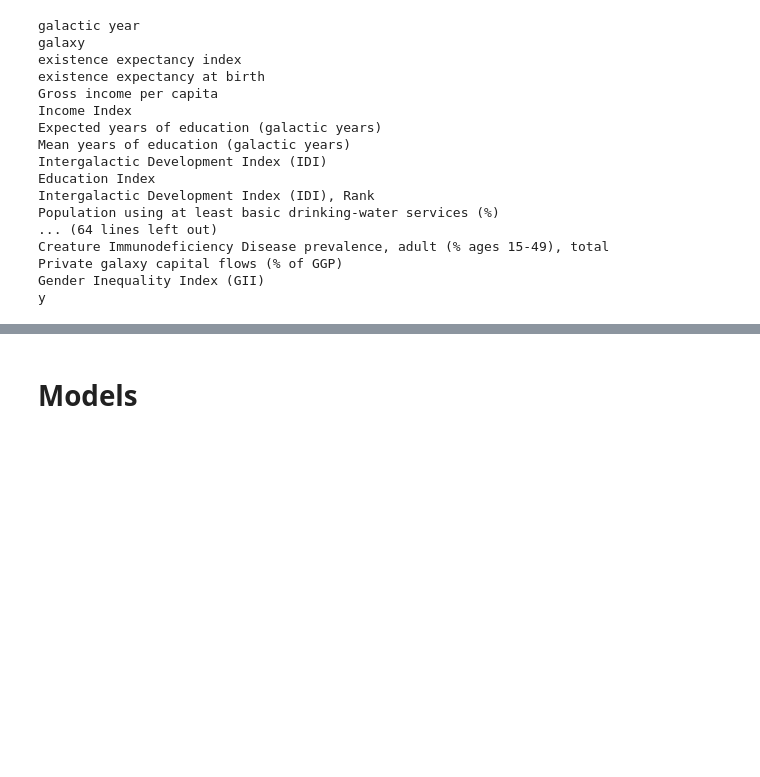
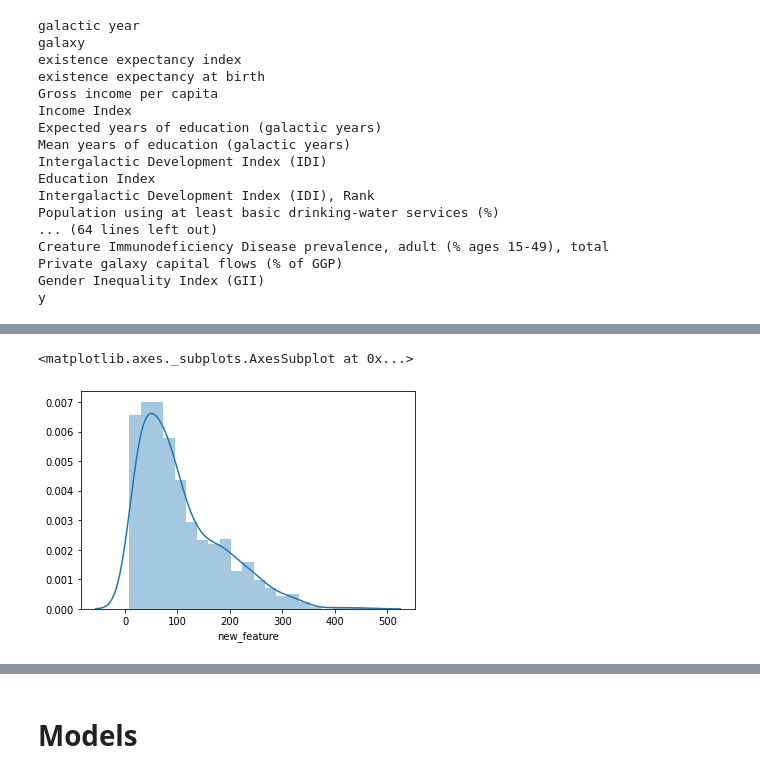
Before and after one commit to daniiomir/prohack_mckinsey_2020, a Jupyter notebook: prohack_solution.ipynb, the cells around one changed output, grey strips where cells are left out. Drawn from its saved outputs; the diff is of its cells as text; code cells hidden in the pictures; blank space fills up the shorter version.

```diff
--- a/prohack_solution.ipynb
+++ b/prohack_solution.ipynb
@@ -276,0 +299,31 @@ full_test['galaxy'] = test['galaxy']
+# %%
+check = pd.DataFrame({
+    "new_feature":0,
+    "ii": train['Income Index'],
+    "pu":train['Population, urban (%)'],
+    "gdi":train['Gender Development Index (GDI)'],
+    "ei":train['Education Index'],
+    "gii":train['Gender Inequality Index (GII)'],
+    "gipc":train['Gross income per capita'],
+    "idi":train['Intergalactic Development Index (IDI)'],
+    "dc":train['Domestic credit provided by financial sector (% of GGP)'],
+    "unemp":train['Unemployment, total (% of labour force)'],
+    "ggp":train['Gross galactic product (GGP), total'],
+    "mrm":train['Mortality rate, male grown up (per 1,000 people)'],
+    "y":train['y']
+})
+
+check['new_feature'] = np.sqrt(check.pu / check.gii) * np.log(check.gipc) * check.ei * check.ii
+
+# check['new_feature'] = np.sqrt(check.pu / check.gii) * np.log(check.gipc) * check.ei * check.ii # 0.82
+
+# check['new_feature'] = (check.pu / check.gii) * np.log(check.gipc) * check.ei * check.ii # 0.81
+
+# check['new_feature'] = check.idi + check.ei + check.ii / 3 # 0.65
+
+# check['new_feature'] = check.pu / check.gii # 0.77
+
+sns.distplot(check['new_feature'])
+# %% [output]
+<matplotlib.axes._subplots.AxesSubplot at 0x...>
+[figure, added]
```
Also changed, not shown: parts of 37 cells of this notebook.
